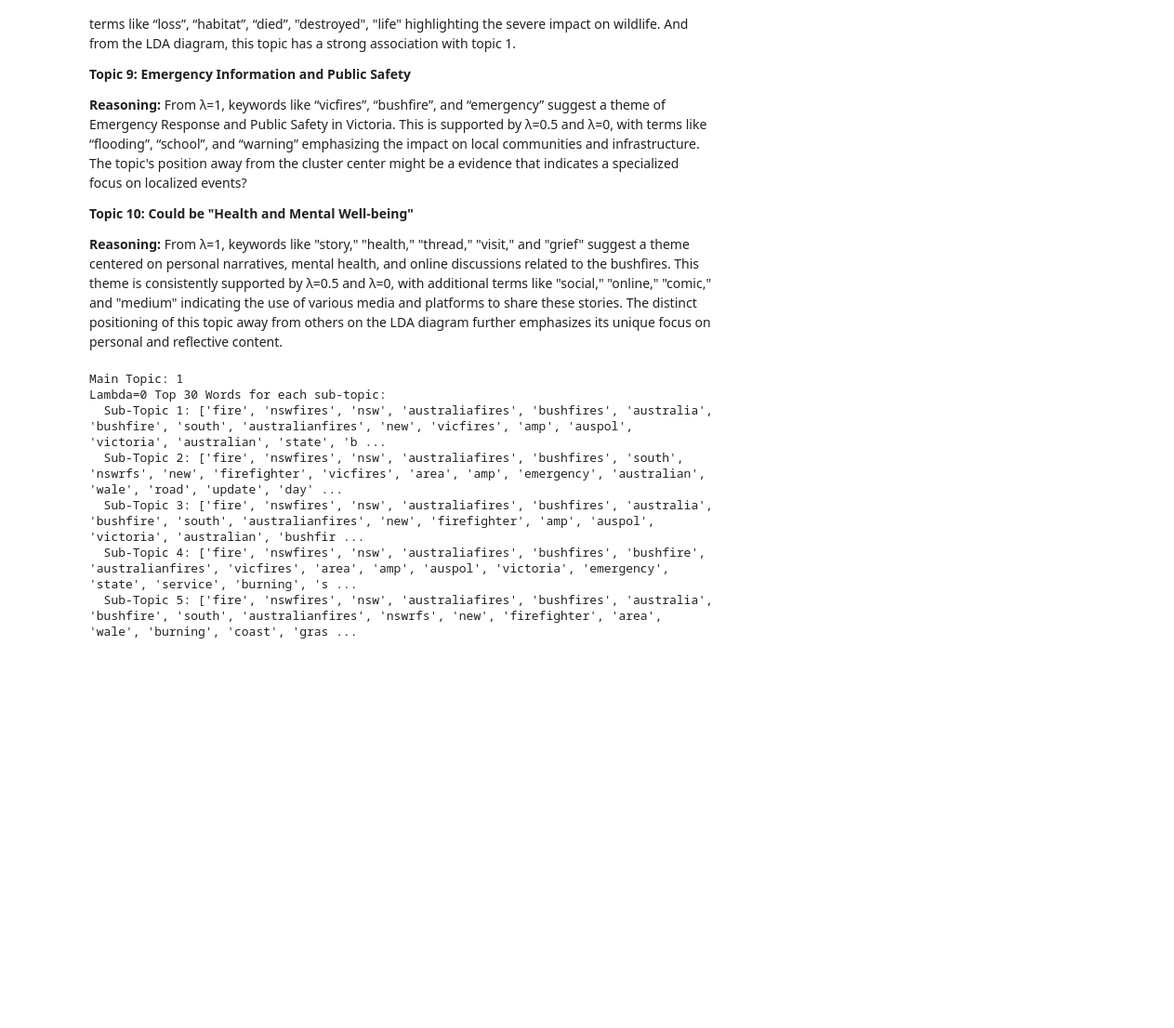
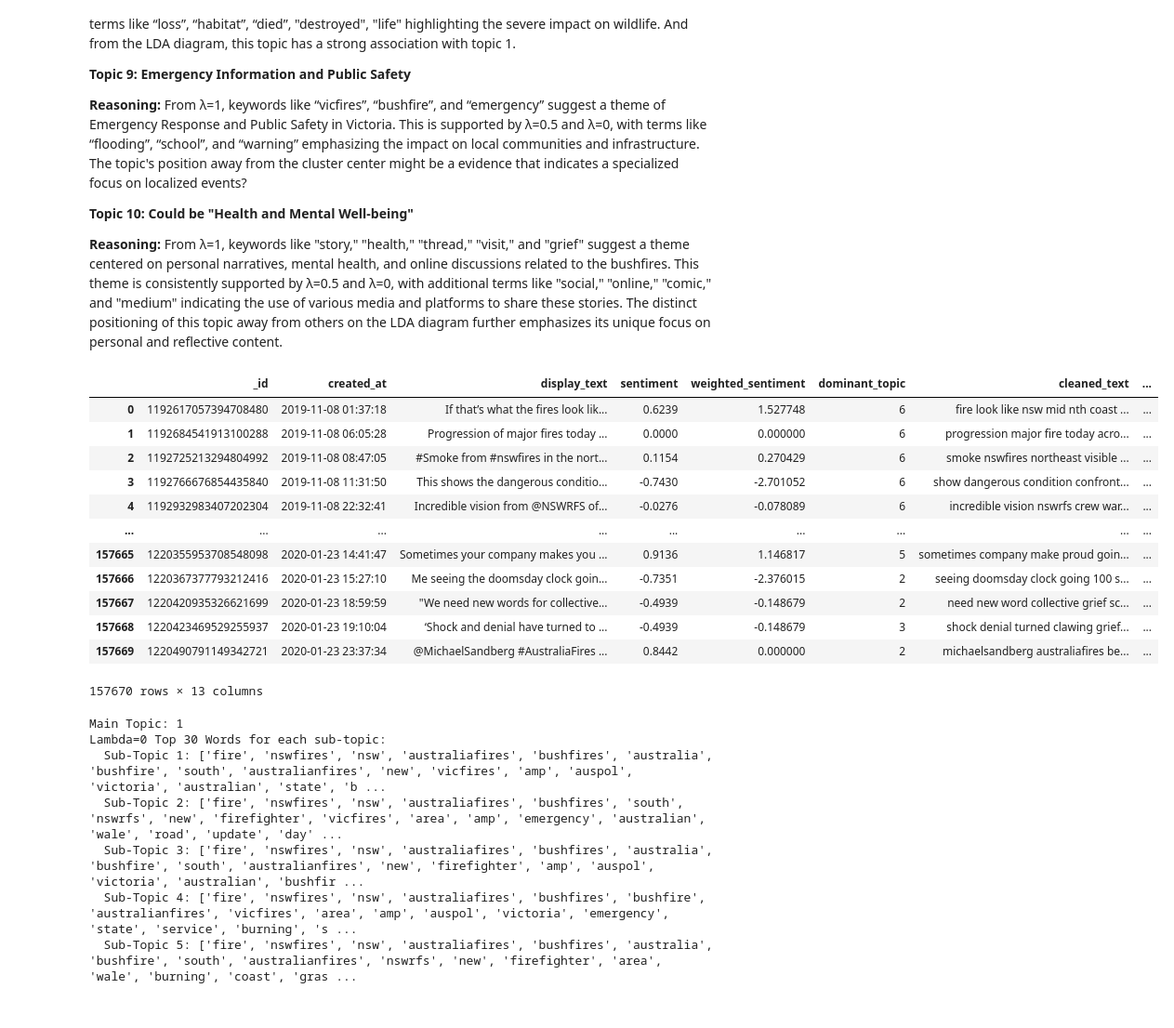
Before and after one commit to Joezhou1211/DECO3801_T50, a Jupyter notebook: backend/notebooks/LDA_modeling_main+sub.ipynb, the cells around one changed output. Shown at 93% size. Drawn from its saved outputs; the diff is of its cells as text; code cells hidden in the pictures; blank space fills up the shorter version.

```diff
--- a/backend/notebooks/LDA_modeling_main+sub.ipynb
+++ b/backend/notebooks/LDA_modeling_main+sub.ipynb
@@ -176,3 +193,19 @@ def get_dominant_topic(model, corpus):
     return dominant_topics
 
 df['main_topic'] = get_dominant_topic(lda_model, corpus)
+# %%
+df
+# %% [output]
+|  | _id | created_at | display_text | sentiment | weighted_sentiment | dominant_topic | cleaned_text | ... |
+| 0 | 1192617057394708480 | 2019-11-08 01:37:18 | If that’s what the fires look lik... | 0.6239 | 1.527748 | 6 | fire look like nsw mid nth coast ... | ... |
+| 1 | 1192684541913100288 | 2019-11-08 06:05:28 | Progression of major fires today ... | 0.0000 | 0.000000 | 6 | progression major fire today acro... | ... |
+| 2 | 1192725213294804992 | 2019-11-08 08:47:05 | #Smoke from #nswfires in the nort... | 0.1154 | 0.270429 | 6 | smoke nswfires northeast visible ... | ... |
+| 3 | 1192766676854435840 | 2019-11-08 11:31:50 | This shows the dangerous conditio... | -0.7430 | -2.701052 | 6 | show dangerous condition confront... | ... |
+| 4 | 1192932983407202304 | 2019-11-08 22:32:41 | Incredible vision from @NSWRFS of... | -0.0276 | -0.078089 | 6 | incredible vision nswrfs crew war... | ... |
+| ... | ... | ... | ... | ... | ... | ... | ... | ... |
+| 157665 | 1220355953708548098 | 2020-01-23 14:41:47 | Sometimes your company makes you ... | 0.9136 | 1.146817 | 5 | sometimes company make proud goin... | ... |
+| 157666 | 1220367377793212416 | 2020-01-23 15:27:10 | Me seeing the doomsday clock goin... | -0.7351 | -2.376015 | 2 | seeing doomsday clock going 100 s... | ... |
+| 157667 | 1220420935326621699 | 2020-01-23 18:59:59 | "We need new words for collective... | -0.4939 | -0.148679 | 2 | need new word collective grief sc... | ... |
+| 157668 | 1220423469529255937 | 2020-01-23 19:10:04 | ‘Shock and denial have turned to ... | -0.4939 | -0.148679 | 3 | shock denial turned clawing grief... | ... |
+| 157669 | 1220490791149342721 | 2020-01-23 23:37:34 | @MichaelSandberg #AustraliaFires ... | 0.8442 | 0.000000 | 2 | michaelsandberg australiafires be... | ... |
+157670 rows × 13 columns
```
Also changed, not shown: parts of 3 cells of this notebook, 16 other files.
